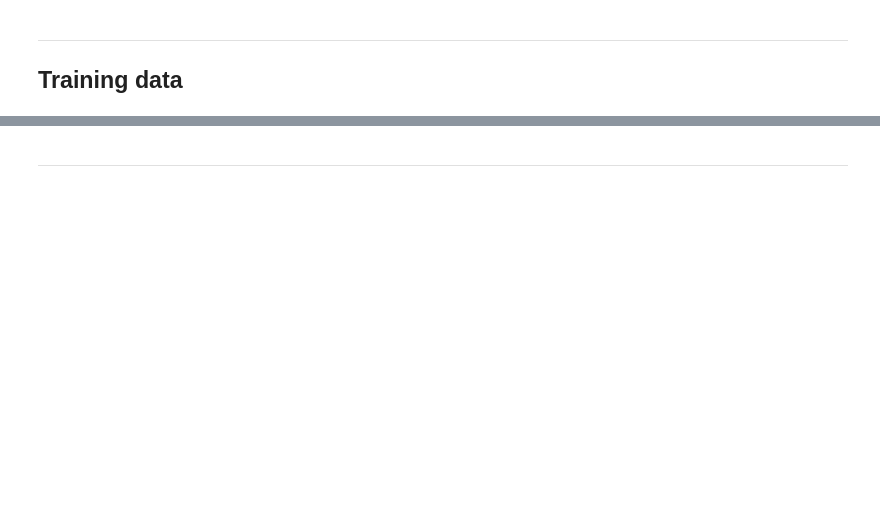
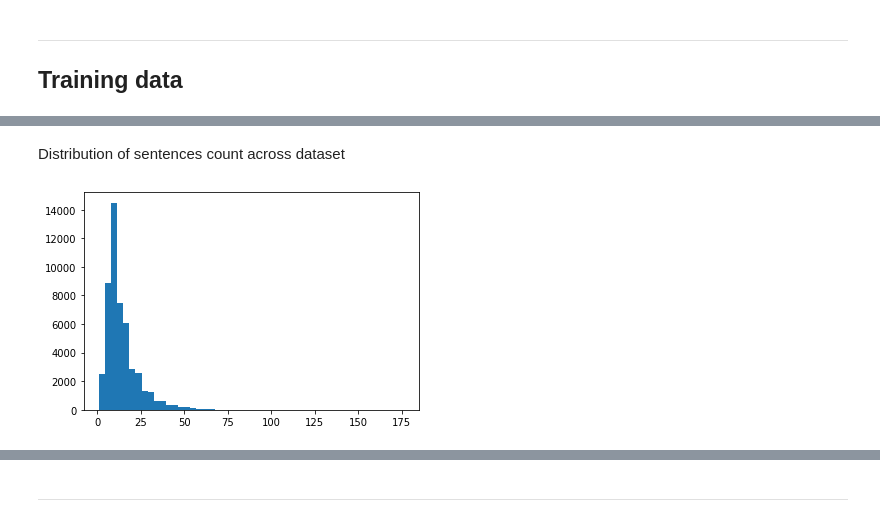
Before and after one commit to tomasMizera/dt-ai-explanation, a Jupyter notebook: notebooks/lime/lime-tf.ipynb, the cells around one changed output, grey strips where cells are left out. Saved outputs shown, nothing was run; the diff lists cells and outputs as text; code cells hidden in the pictures; blank space fills up the shorter version.

```diff
--- a/notebooks/lime/lime-tf.ipynb
+++ b/notebooks/lime/lime-tf.ipynb
@@ -483,0 +509,7 @@ len(test_data)
+# %% [markdown]
+Distribution of sentences count across dataset
+# %%
+fig, axs = plt.subplots(1, 1, sharey=True, tight_layout=False)
+axs.hist(vals, bins=50);
+# %% [output]
+[figure, added]
```
Also changed, not shown: parts of 47 cells of this notebook, 15 other files.
